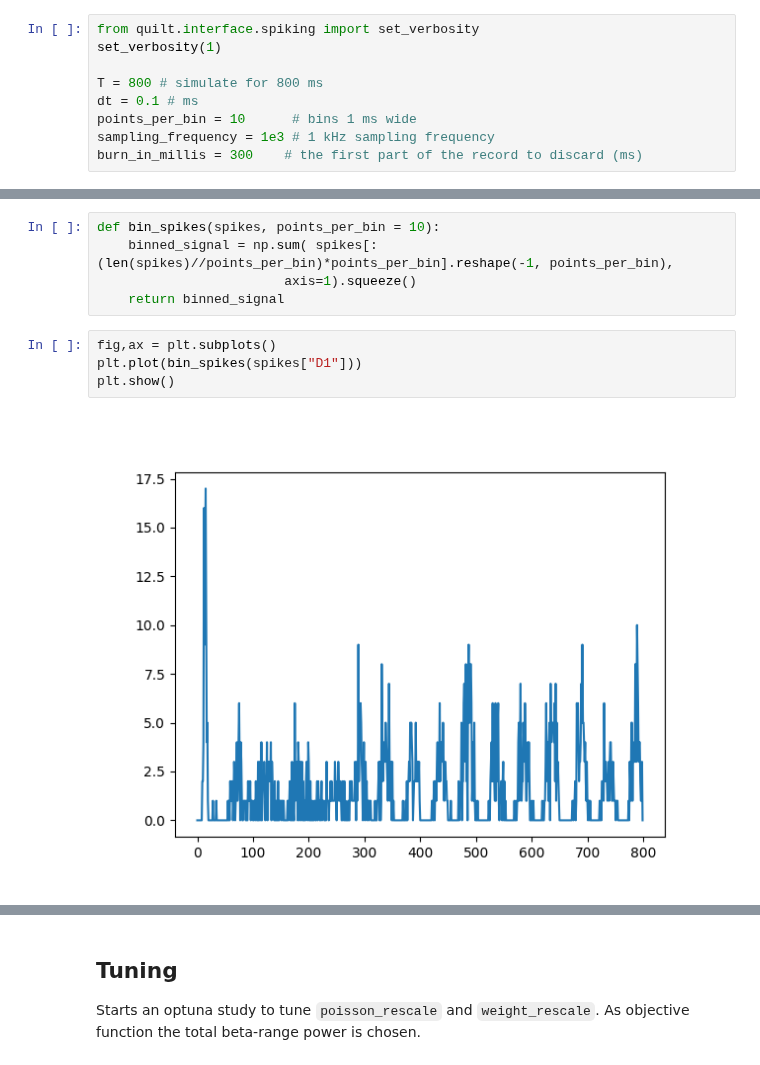
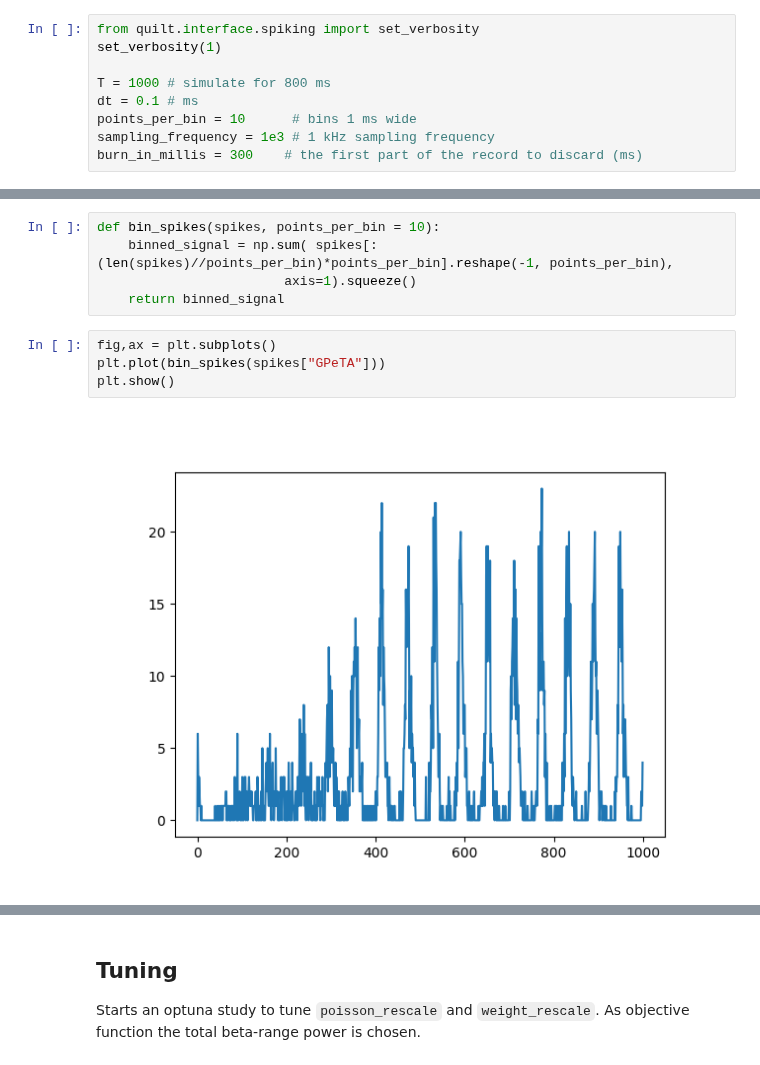
Before and after one commit to djanloo/quilt, a Jupyter notebook: basal_ganglia.ipynb, the cells around one changed output, grey strips where cells are left out. Saved outputs shown, nothing was run; the diff lists cells and outputs as text.

```diff
--- a/basal_ganglia.ipynb
+++ b/basal_ganglia.ipynb
@@ -14,7 +14,7 @@ import networkx as nx
 from quilt.interface.spiking import set_verbosity
 set_verbosity(1)
 
-T = 800 # simulate for 800 ms
+T = 1000 # simulate for 800 ms
 dt = 0.1 # ms
 points_per_bin = 10      # bins 1 ms wide
 sampling_frequency = 1e3 # 1 kHz sampling frequency
@@ -102,10 +100,10 @@ def bin_spikes(spikes, points_per_bin = 10):
     return binned_signal
 # %%
 fig,ax = plt.subplots()
-plt.plot(bin_spikes(spikes["D1"]))
+plt.plot(bin_spikes(spikes["GPeTA"]))
 plt.show()
 # %% [output]
-[figure, old version]
+[figure, new version]
 # %%
 from scipy.signal import welch
 
```
Also changed, not shown: parts of 24 cells of this notebook, 2 other files.
